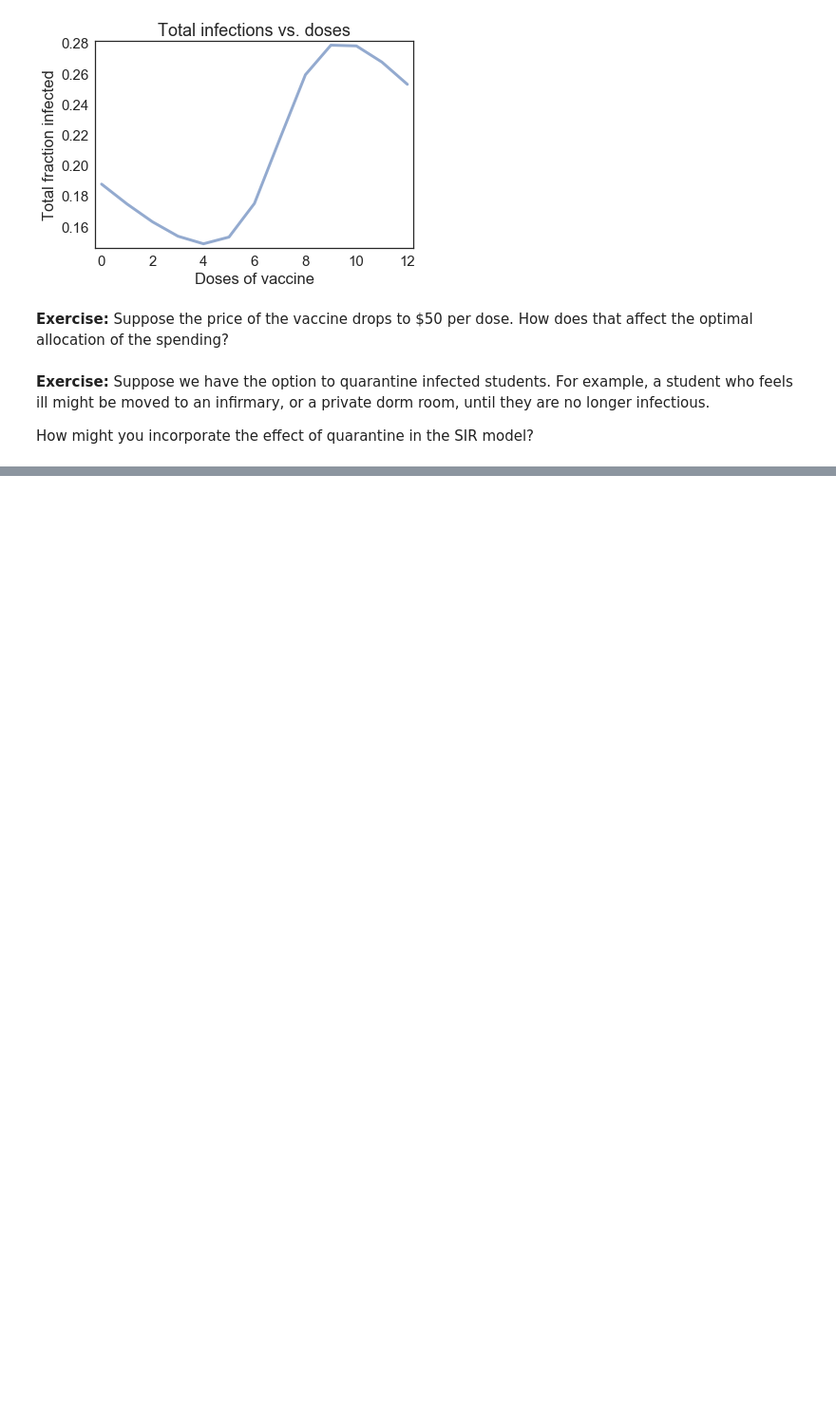
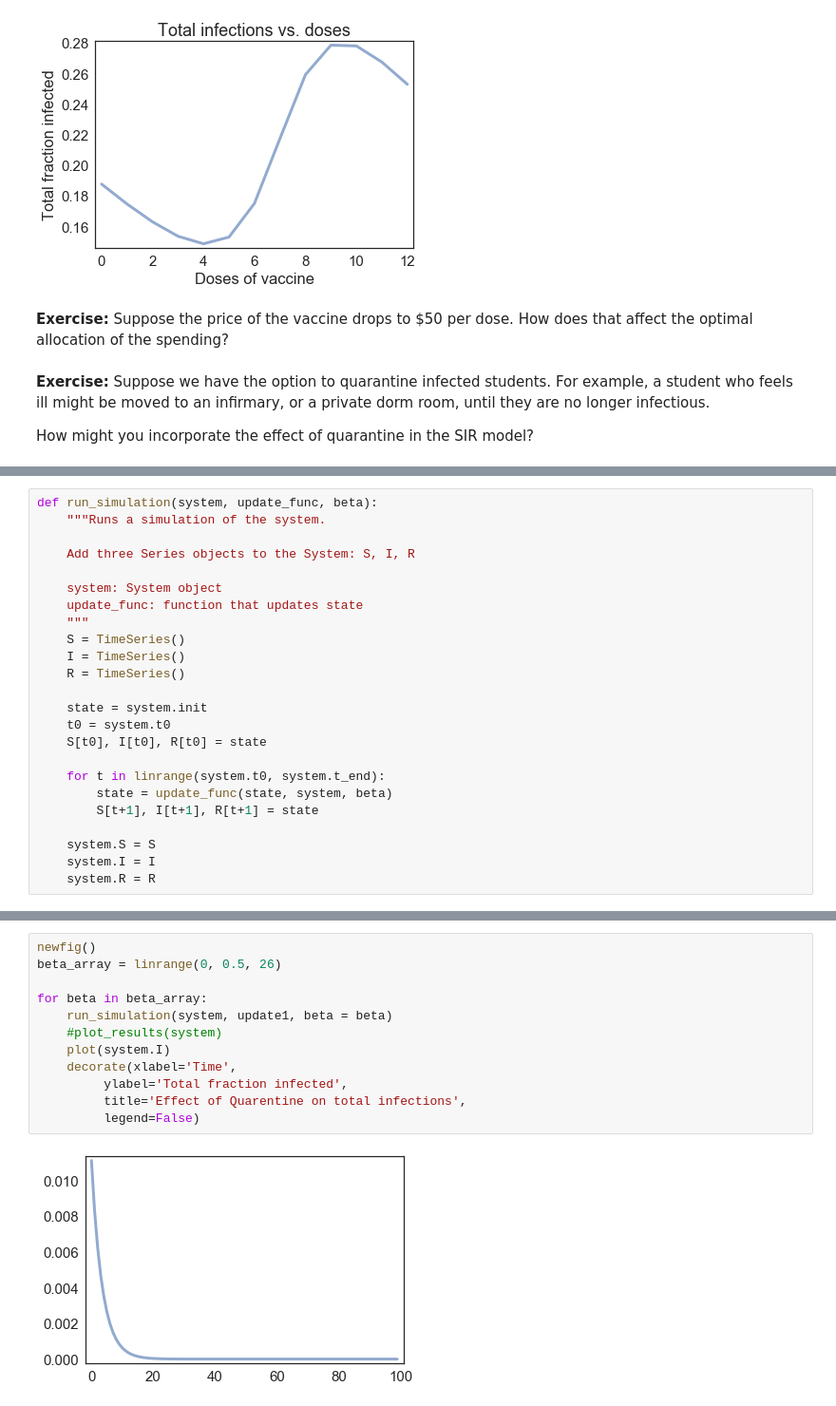
Before and after one commit to kbarno/ModSimPy, a Jupyter notebook: code/chap05mine.ipynb, the cells around one changed output, grey strips where cells are left out. Shown at 95% size. Drawn from its saved outputs; the diff is of its cells as text; blank space fills up the shorter version.

```diff
--- a/code/chap05mine.ipynb
+++ b/code/chap05mine.ipynb
@@ -763,0 +793,24 @@ Saving figure to file chap05-fig08.pdf
+# %%
+def run_simulation(system, update_func, beta):
+    """Runs a simulation of the system.
+
+    Add three Series objects to the System: S, I, R
+
+    system: System object
+    update_func: function that updates state
+    """
+    S = TimeSeries()
+    I = TimeSeries()
+    R = TimeSeries()
+
+    state = system.init
+    t0 = system.t0
+    S[t0], I[t0], R[t0] = state
+
+    for t in linrange(system.t0, system.t_end):
+        state = update_func(state, system, beta)
+        S[t+1], I[t+1], R[t+1] = state
+
+    system.S = S
+    system.I = I
+    system.R = R
@@ -763,0 +835,14 @@ Saving figure to file chap05-fig08.pdf
+# %%
+newfig()
+beta_array = linrange(0, 0.5, 26)
+
+for beta in beta_array:
+    run_simulation(system, update1, beta = beta)
+    #plot_results(system)
+    plot(system.I)
+    decorate(xlabel='Time',
+         ylabel='Total fraction infected',
+         title='Effect of Quarentine on total infections',
+         legend=False)
+# %% [output]
+[figure, added]
```
Also changed, not shown: parts of 10 cells of this notebook.
